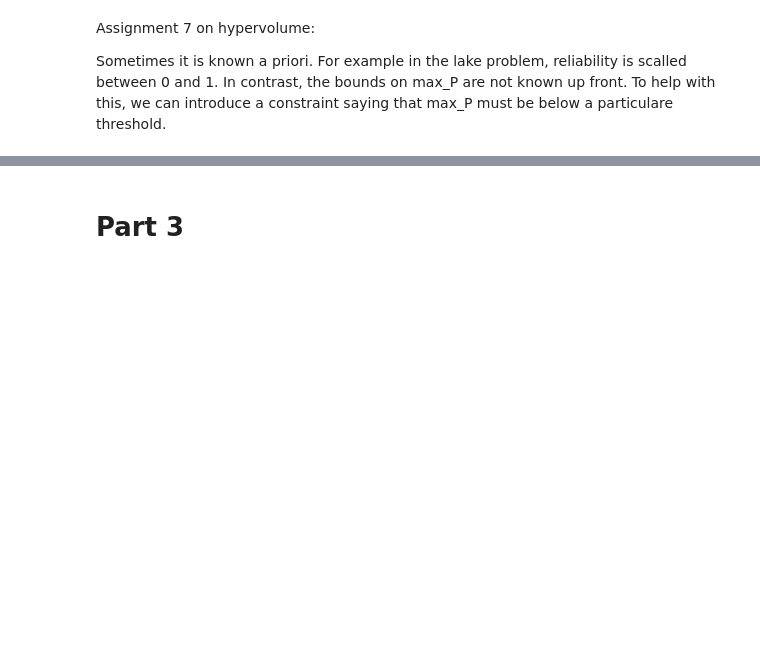
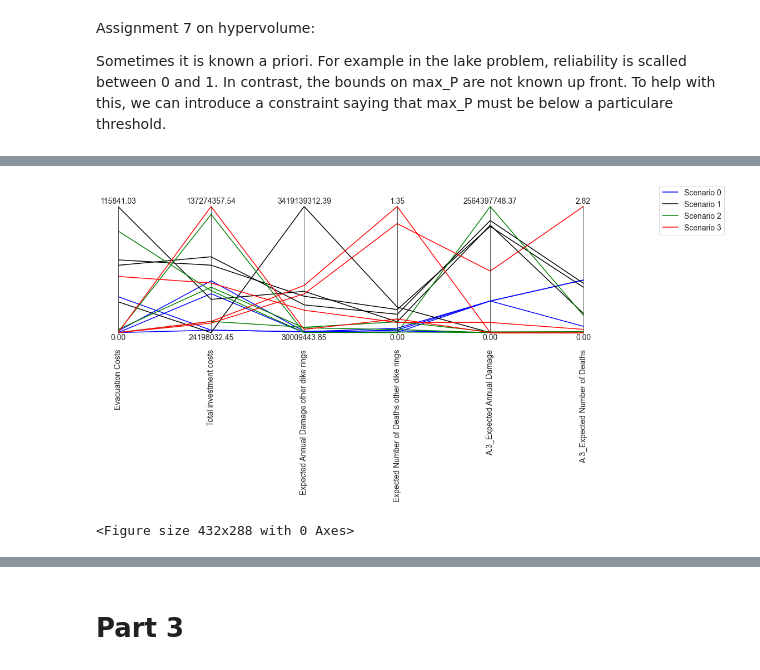
Before and after one commit to tamarvooijs/MBDM, a Jupyter notebook: final assignment/Multi-Scen MORDM Laszlo.ipynb, the cells around one changed output, grey strips where cells are left out. Cells and saved outputs as stored; diff of their text form; code cells hidden in the pictures; blank space fills up the shorter version.

```diff
--- a/final assignment/Multi-Scen MORDM Laszlo.ipynb
+++ b/final assignment/Multi-Scen MORDM Laszlo.ipynb
@@ -304,0 +216,38 @@ results = pd.concat([results_0, results_1, results_2, results_3, results_4])
+# %%
+index_policies_0 = results_0.loc[:, [o.name for o in dike_model.outcomes]].idxmin().unique()
+index_policies_1 = results_1.loc[:, [o.name for o in dike_model.outcomes]].idxmin().unique()
+index_policies_2 = results_2.loc[:, [o.name for o in dike_model.outcomes]].idxmin().unique()
+index_policies_3 = results_3.loc[:, [o.name for o in dike_model.outcomes]].idxmin().unique()
+# %%
+# Plot parcoords
+best_outcomes_0 = results_0.loc[index_policies_0, [o.name for o in dike_model.outcomes]]
+best_outcomes_1 = results_1.loc[index_policies_0, [o.name for o in dike_model.outcomes]]
+best_outcomes_2 = results_2.loc[index_policies_0, [o.name for o in dike_model.outcomes]]
+best_outcomes_3 = results_3.loc[index_policies_0, [o.name for o in dike_model.outcomes]]
+
+test_list = [best_outcomes_0, best_outcomes_1, best_outcomes_2, best_outcomes_3]
+
+best_outcomes = pd.concat([best_outcomes_0, best_outcomes_1, best_outcomes_2, best_outcomes_3])
+
+limits = parcoords.get_limits(best_outcomes)
+
+colors = iter(sns.color_palette())
+
+axes = parcoords.ParallelAxes(limits)
+
+axes.plot(best_outcomes_0, color='blue', label="Scenario 0")
+axes.plot(best_outcomes_1, color='black', label="Scenario 1")
+axes.plot(best_outcomes_2, color='green', label="Scenario 2")
+axes.plot(best_outcomes_3, color='red', label="Scenario 3")
+axes.legend()
+
+fig = axes.fig
+fig.set_size_inches(15,5)
+plt.show()
+
+
+paraxes.legend()
+plt.show()
+# %% [output]
+[figure, added]
+<Figure size 432x288 with 0 Axes>
```
Also changed, not shown: parts of 40 cells of this notebook, 5 other files.
